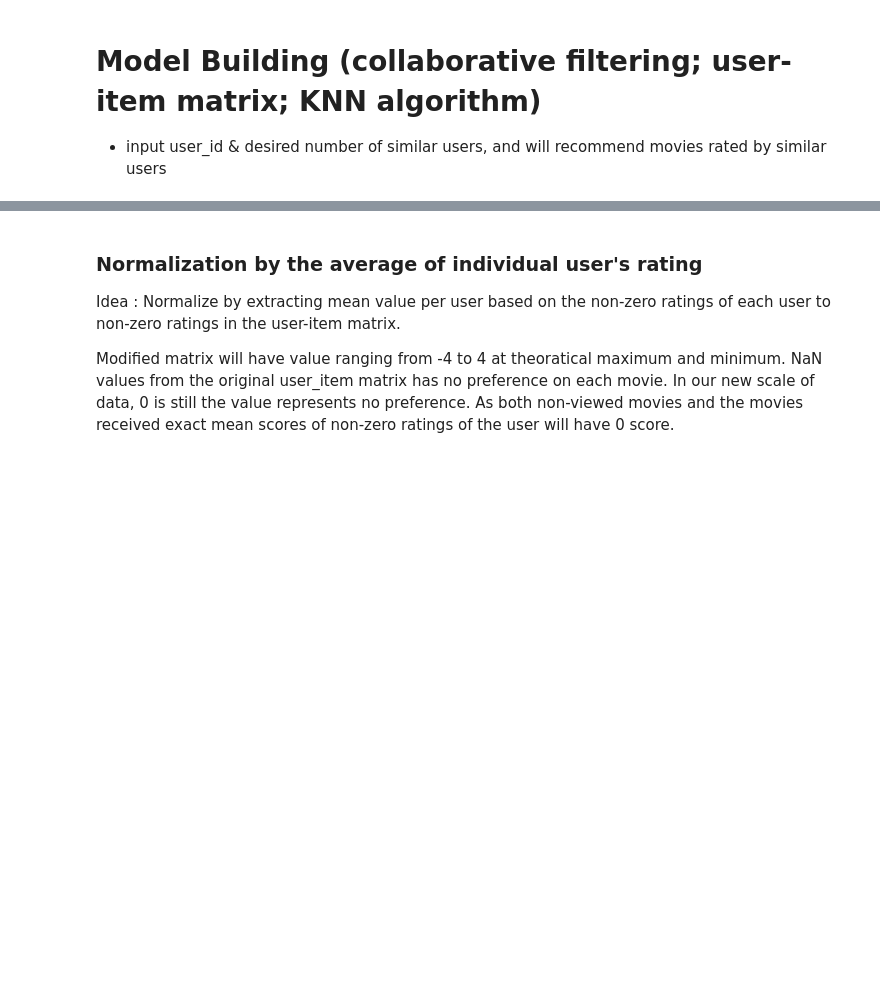
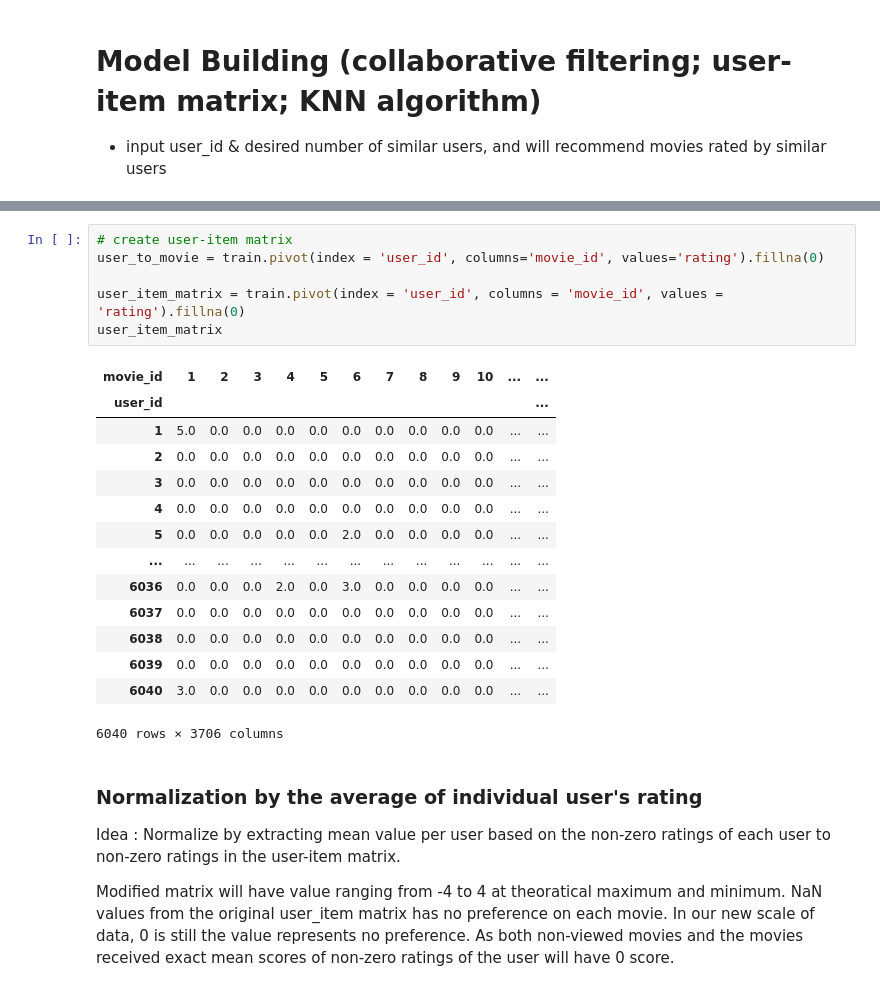
Before and after one commit to LazySiru/movieRecommendation, a Jupyter notebook: recommendationSystem/Recommendation.ipynb, the cells around one changed output, grey strips where cells are left out. Saved outputs shown, nothing was run; the diff lists cells and outputs as text; blank space fills up the shorter version.

```diff
--- a/recommendationSystem/Recommendation.ipynb
+++ b/recommendationSystem/Recommendation.ipynb
@@ -462,3 +490,24 @@ user_item_matrix
+# %%
+# create user-item matrix
+user_to_movie = train.pivot(index = 'user_id', columns='movie_id', values='rating').fillna(0)
+
+user_item_matrix = train.pivot(index = 'user_id', columns = 'movie_id', values = 'rating').fillna(0)
+user_item_matrix
+# %% [output]
+| movie_id | 1 | 2 | 3 | 4 | 5 | 6 | 7 | 8 | 9 | 10 | ... | ... |
+| user_id |  |  |  |  |  |  |  |  |  |  |  | ... |
+| 1 | 5.0 | 0.0 | 0.0 | 0.0 | 0.0 | 0.0 | 0.0 | 0.0 | 0.0 | 0.0 | ... | ... |
+| 2 | 0.0 | 0.0 | 0.0 | 0.0 | 0.0 | 0.0 | 0.0 | 0.0 | 0.0 | 0.0 | ... | ... |
+| 3 | 0.0 | 0.0 | 0.0 | 0.0 | 0.0 | 0.0 | 0.0 | 0.0 | 0.0 | 0.0 | ... | ... |
+| 4 | 0.0 | 0.0 | 0.0 | 0.0 | 0.0 | 0.0 | 0.0 | 0.0 | 0.0 | 0.0 | ... | ... |
+| 5 | 0.0 | 0.0 | 0.0 | 0.0 | 0.0 | 2.0 | 0.0 | 0.0 | 0.0 | 0.0 | ... | ... |
+| ... | ... | ... | ... | ... | ... | ... | ... | ... | ... | ... | ... | ... |
+| 6036 | 0.0 | 0.0 | 0.0 | 2.0 | 0.0 | 3.0 | 0.0 | 0.0 | 0.0 | 0.0 | ... | ... |
+| 6037 | 0.0 | 0.0 | 0.0 | 0.0 | 0.0 | 0.0 | 0.0 | 0.0 | 0.0 | 0.0 | ... | ... |
+| 6038 | 0.0 | 0.0 | 0.0 | 0.0 | 0.0 | 0.0 | 0.0 | 0.0 | 0.0 | 0.0 | ... | ... |
+| 6039 | 0.0 | 0.0 | 0.0 | 0.0 | 0.0 | 0.0 | 0.0 | 0.0 | 0.0 | 0.0 | ... | ... |
+| 6040 | 3.0 | 0.0 | 0.0 | 0.0 | 0.0 | 0.0 | 0.0 | 0.0 | 0.0 | 0.0 | ... | ... |
+6040 rows × 3706 columns
 # %% [markdown]
 ### Normalization by the average of individual user's rating
 
```
Also changed, not shown: parts of 27 cells of this notebook.
